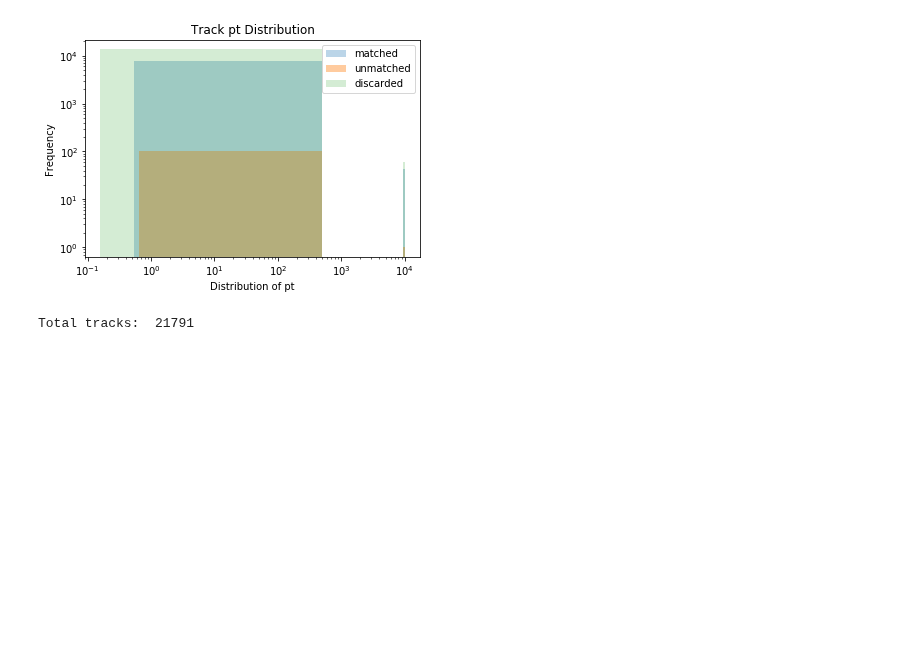
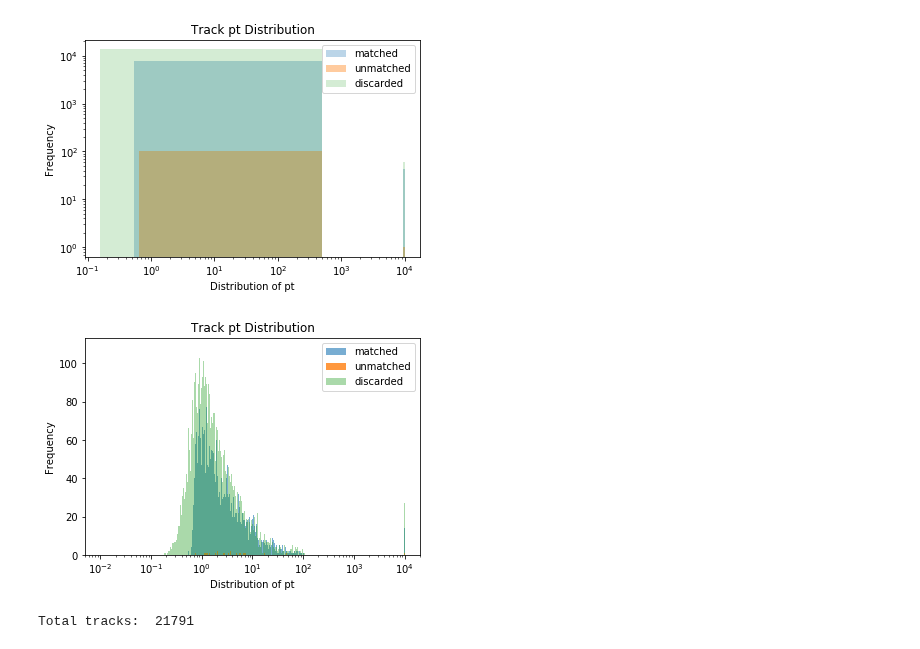
Before and after one commit to SwapneelM/TrackingNtuples, a Jupyter notebook: TrackingNtuples/scripts/DataVisualizer - Final.ipynb, the cells around one changed output. Saved outputs shown, nothing was run; the diff lists cells and outputs as text; code cells hidden in the pictures; blank space fills up the shorter version.

```diff
--- a/TrackingNtuples/scripts/DataVisualizer - Final.ipynb
+++ b/TrackingNtuples/scripts/DataVisualizer - Final.ipynb
@@ -447,3 +438,18 @@ Discarded 13674 and matched 8016 / 8117 tracks
+# %%
+binning_ = np.logspace(np.log10(0.01), np.log10(10000), 1000)
+plt.hist(concat_track_pt_, histtype='bar', bins=binning_, align='mid', orientation='vertical', alpha=0.6, label='matched')
+plt.hist(unmatched_track_pt_, histtype='bar', bins=binning_, align='mid', orientation='vertical', alpha=0.8, label='unmatched')
+plt.hist(discarded_track_pt_, histtype='bar', bins=binning_, align='mid', orientation='vertical', alpha=0.4, label='discarded')
+plt.legend(loc='upper right')
+plt.ylabel('Frequency')
+plt.xlabel('Distribution of pt')
+plt.xscale('log')
+plt.xscale('log')
+plt.title('Track pt Distribution')
+plt.savefig('plots/' + gen_event_ + '/track/etabound-trackpt-logscale')
+plt.show()
+# %% [output]
+[figure, added]
 # %%
 # Check that the arrays are of equal lengths - i.e. each point has an index and an x, y, z coordinate
 for i in range(len(stereo_tp_idx_)):
```
Also changed, not shown: parts of 4 cells of this notebook, 3 other files.
